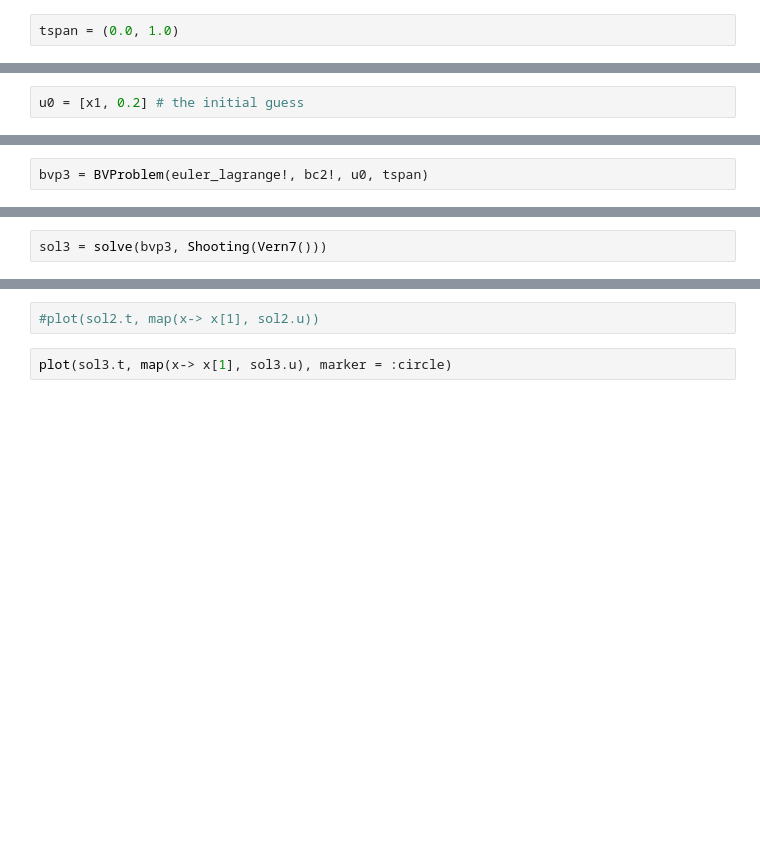
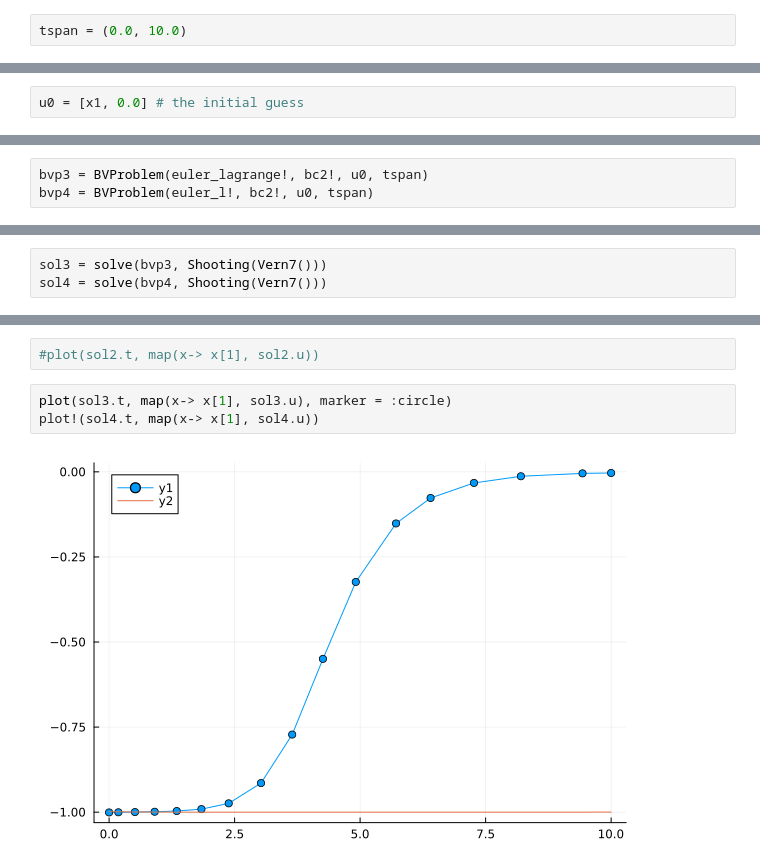
Before and after one commit to larstors/Internship, a Jupyter notebook: numerics/Instanton_Calculation(1).ipynb, the cells around one changed output, grey strips where cells are left out. Saved outputs shown, nothing was run; the diff lists cells and outputs as text; blank space fills up the shorter version.

```diff
--- a/numerics/Instanton_Calculation(1).ipynb
+++ b/numerics/Instanton_Calculation(1).ipynb
@@ -38,2 +49,2 @@ end
 # %%
-tspan = (0.0, 1.0)
+tspan = (0.0, 10.0)
@@ -40,2 +53,2 @@ tspan = (0.0, 1.0)
 # %%
-u0 = [x1, 0.2] # the initial guess
+u0 = [x1, 0.0] # the initial guess
@@ -42,2 +59,3 @@ u0 = [x1, 0.2] # the initial guess
 # %%
 bvp3 = BVProblem(euler_lagrange!, bc2!, u0, tspan)
+bvp4 = BVProblem(euler_l!, bc2!, u0, tspan)
@@ -44,2 +68,3 @@ bvp3 = BVProblem(euler_lagrange!, bc2!, u0, tspan)
 # %%
 sol3 = solve(bvp3, Shooting(Vern7()))
+sol4 = solve(bvp4, Shooting(Vern7()))
@@ -47,6 +107,9 @@ sol3 = solve(bvp3, Shooting(Vern7()))
 #plot(sol2.t, map(x-> x[1], sol2.u))
 # %%
 plot(sol3.t, map(x-> x[1], sol3.u), marker = :circle)
+plot!(sol4.t, map(x-> x[1], sol4.u))
+# %% [output]
+[figure, added]
 # %%
 #plot(sol2.t, map(x-> x[1], sol2.u))
 plot(sol3.t, map(x-> x[1], sol3.u))
```
Also changed, not shown: parts of 10 cells of this notebook, 1 other file.
